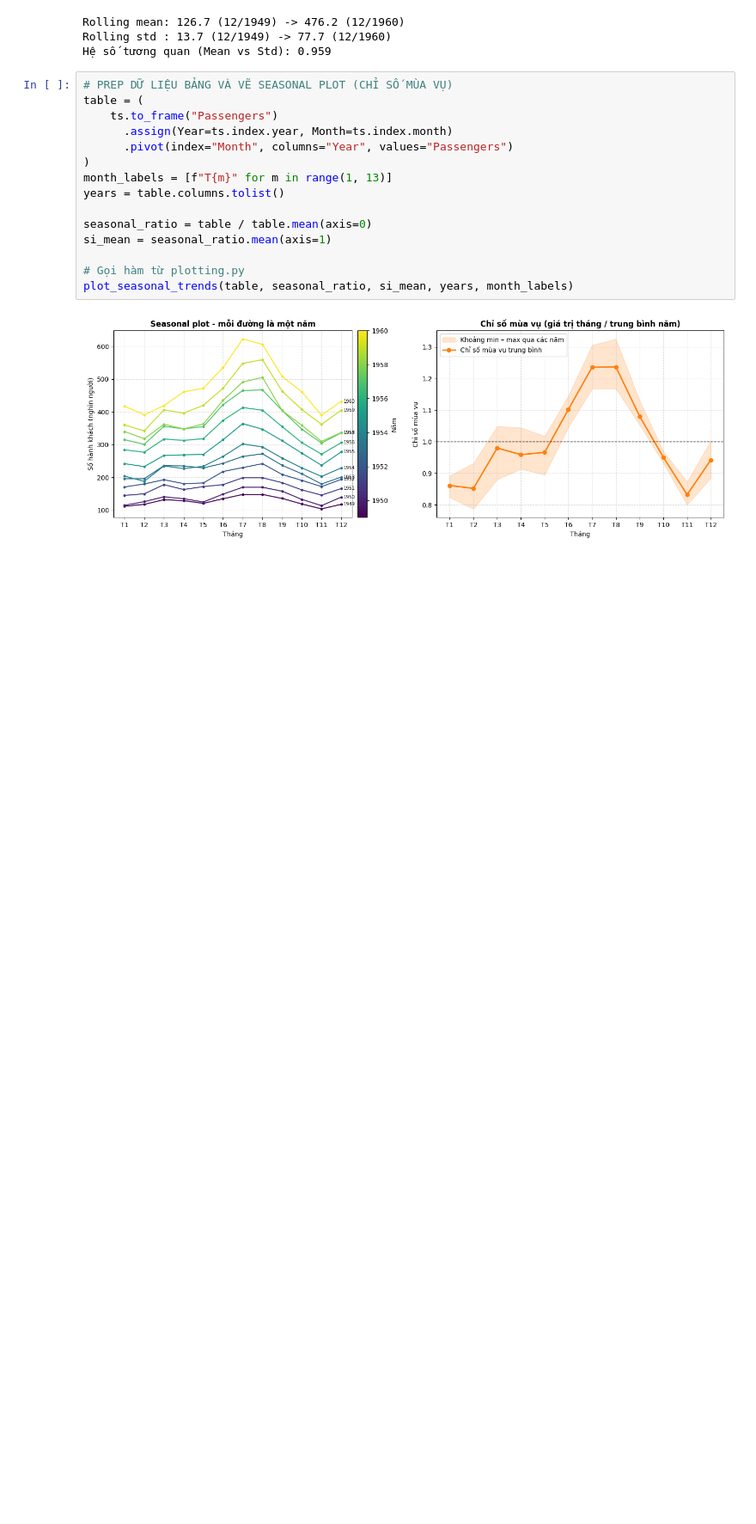
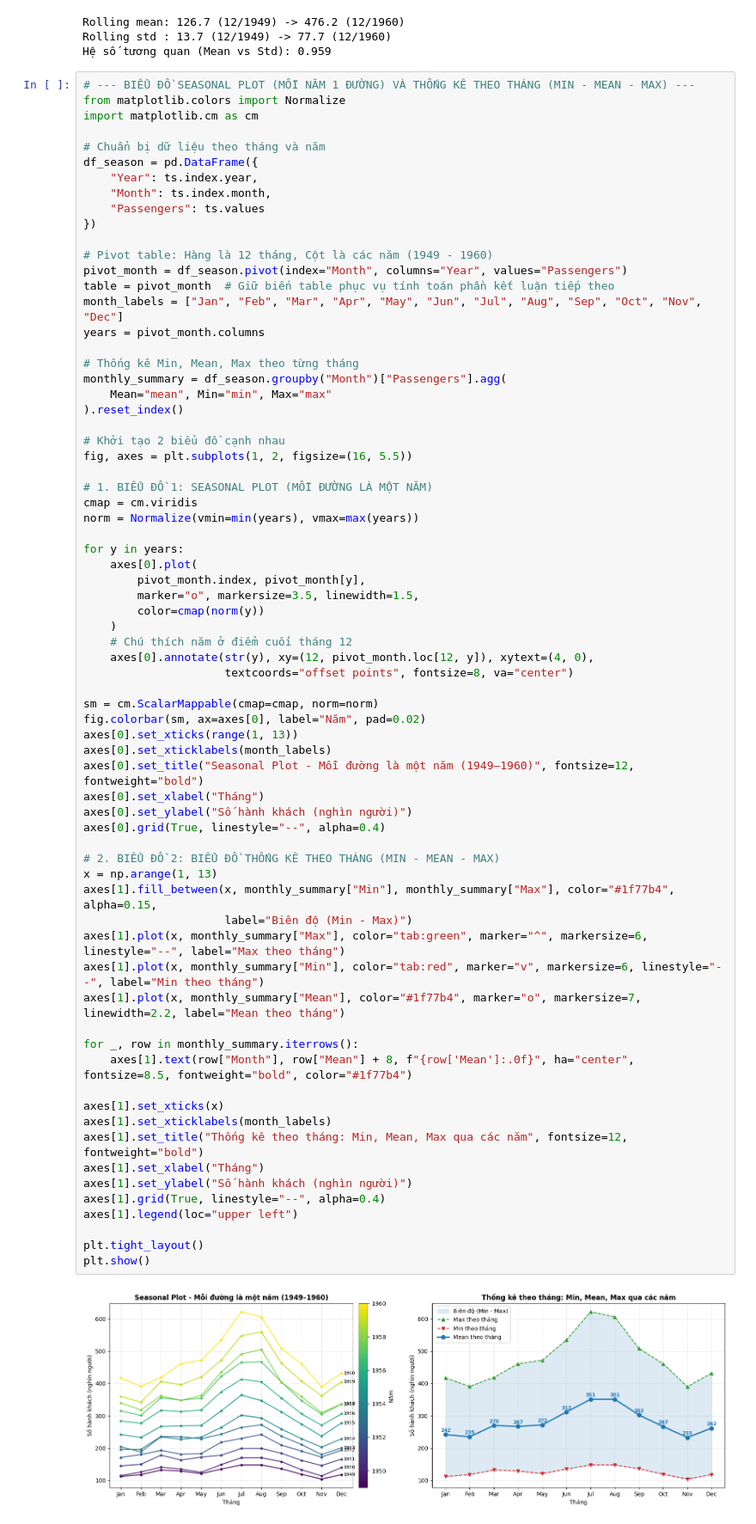
Before and after one commit to OrangkillEmily/Lab_TimeSeries, a Jupyter notebook: notebooks/lab01/Lab01_TimeSeries.ipynb, the cells around one changed output. Shown at 86% size. Drawn from its saved outputs; the diff is of its cells as text; blank space fills up the shorter version.

```diff
--- a/notebooks/lab01/Lab01_TimeSeries.ipynb
+++ b/notebooks/lab01/Lab01_TimeSeries.ipynb
@@ -532,19 +566,74 @@ Rolling mean: 126.7 (12/1949) -> 476.2 (12/1960)
 Rolling std : 13.7 (12/1949) -> 77.7 (12/1960)
 Hệ số tương quan (Mean vs Std): 0.959
 # %%
-# PREP DỮ LIỆU BẢNG VÀ VẼ SEASONAL PLOT (CHỈ SỐ MÙA VỤ)
-table = (
-    ts.to_frame("Passengers")
-      .assign(Year=ts.index.year, Month=ts.index.month)
-      .pivot(index="Month", columns="Year", values="Passengers")
-)
-month_labels = [f"T{m}" for m in range(1, 13)]
-years = table.columns.tolist()
+# --- BIỂU ĐỒ SEASONAL PLOT (MỖI NĂM 1 ĐƯỜNG) VÀ THỐNG KÊ THEO THÁNG (MIN - MEAN - MAX) ---
+from matplotlib.colors import Normalize
+import matplotlib.cm as cm
 
-seasonal_ratio = table / table.mean(axis=0)
-si_mean = seasonal_ratio.mean(axis=1)
+# Chuẩn bị dữ liệu theo tháng và năm
+df_season = pd.DataFrame({
+    "Year": ts.index.year,
+    "Month": ts.index.month,
+    "Passengers": ts.values
+})
 
-# Gọi hàm từ plotting.py
-plot_seasonal_trends(table, seasonal_ratio, si_mean, years, month_labels)
+# Pivot table: Hàng là 12 tháng, Cột là các năm (1949 - 1960)
+pivot_month = df_season.pivot(index="Month", columns="Year", values="Passengers")
+table = pivot_month  # Giữ biến table phục vụ tính toán phần kết luận tiếp theo
+month_labels = ["Jan", "Feb", "Mar", "Apr", "May", "Jun", "Jul", "Aug", "Sep", "Oct", "Nov", "Dec"]
+years = pivot_month.columns
+
+# Thống kê Min, Mean, Max theo từng tháng
+monthly_summary = df_season.groupby("Month")["Passengers"].agg(
+    Mean="mean", Min="min", Max="max"
+).reset_index()
+
+# Khởi tạo 2 biểu đồ cạnh nhau
+fig, axes = plt.subplots(1, 2, figsize=(16, 5.5))
+
+# 1. BIỂU ĐỒ 1: SEASONAL PLOT (MỖI ĐƯỜNG LÀ MỘT NĂM)
+cmap = cm.viridis
+norm = Normalize(vmin=min(years), vmax=max(years))
+
+for y in years:
+    axes[0].plot(
+        pivot_month.index, pivot_month[y],
+        marker="o", markersize=3.5, linewidth=1.5,
+        color=cmap(norm(y))
+    )
+    # Chú thích năm ở điểm cuối tháng 12
+    axes[0].annotate(str(y), xy=(12, pivot_month.loc[12, y]), xytext=(4, 0),
+                     textcoords="offset points", fontsize=8, va="center")
+
+sm = cm.ScalarMappable(cmap=cmap, norm=norm)
+fig.colorbar(sm, ax=axes[0], label="Năm", pad=0.02)
+axes[0].set_xticks(range(1, 13))
+axes[0].set_xticklabels(month_labels)
+axes[0].set_title("Seasonal Plot - Mỗi đường là một năm (1949–1960)", fontsize=12, fontweight="bold")
+axes[0].set_xlabel("Tháng")
+axes[0].set_ylabel("Số hành khách (nghìn người)")
+axes[0].grid(True, linestyle="--", alpha=0.4)
+
+# 2. BIỂU ĐỒ 2: BIỂU ĐỒ THỐNG KÊ THEO THÁNG (MIN - MEAN - MAX)
+x = np.arange(1, 13)
+axes[1].fill_between(x, monthly_summary["Min"], monthly_summary["Max"], color="#1f77b4", alpha=0.15,
+                     label="Biên độ (Min - Max)")
+axes[1].plot(x, monthly_summary["Max"], color="tab:green", marker="^", markersize=6, linestyle="--", label="Max theo tháng")
+axes[1].plot(x, monthly_summary["Min"], color="tab:red", marker="v", markersize=6, linestyle="--", label="Min theo tháng")
+axes[1].plot(x, monthly_summary["Mean"], color="#1f77b4", marker="o", markersize=7, linewidth=2.2, label="Mean theo tháng")
+
+for _, row in monthly_summary.iterrows():
+    axes[1].text(row["Month"], row["Mean"] + 8, f"{row['Mean']:.0f}", ha="center", fontsize=8.5, fontweight="bold", color="#1f77b4")
+
+axes[1].set_xticks(x)
+axes[1].set_xticklabels(month_labels)
+axes[1].set_title("Thống kê theo tháng: Min, Mean, Max qua các năm", fontsize=12, fontweight="bold")
+axes[1].set_xlabel("Tháng")
+axes[1].set_ylabel("Số hành khách (nghìn người)")
+axes[1].grid(True, linestyle="--", alpha=0.4)
+axes[1].legend(loc="upper left")
+
+plt.tight_layout()
+plt.show()
 # %% [output]
-[figure, old version]
+[figure, new version]
```
Also changed, not shown: parts of 9 cells of this notebook, 2 other files.
